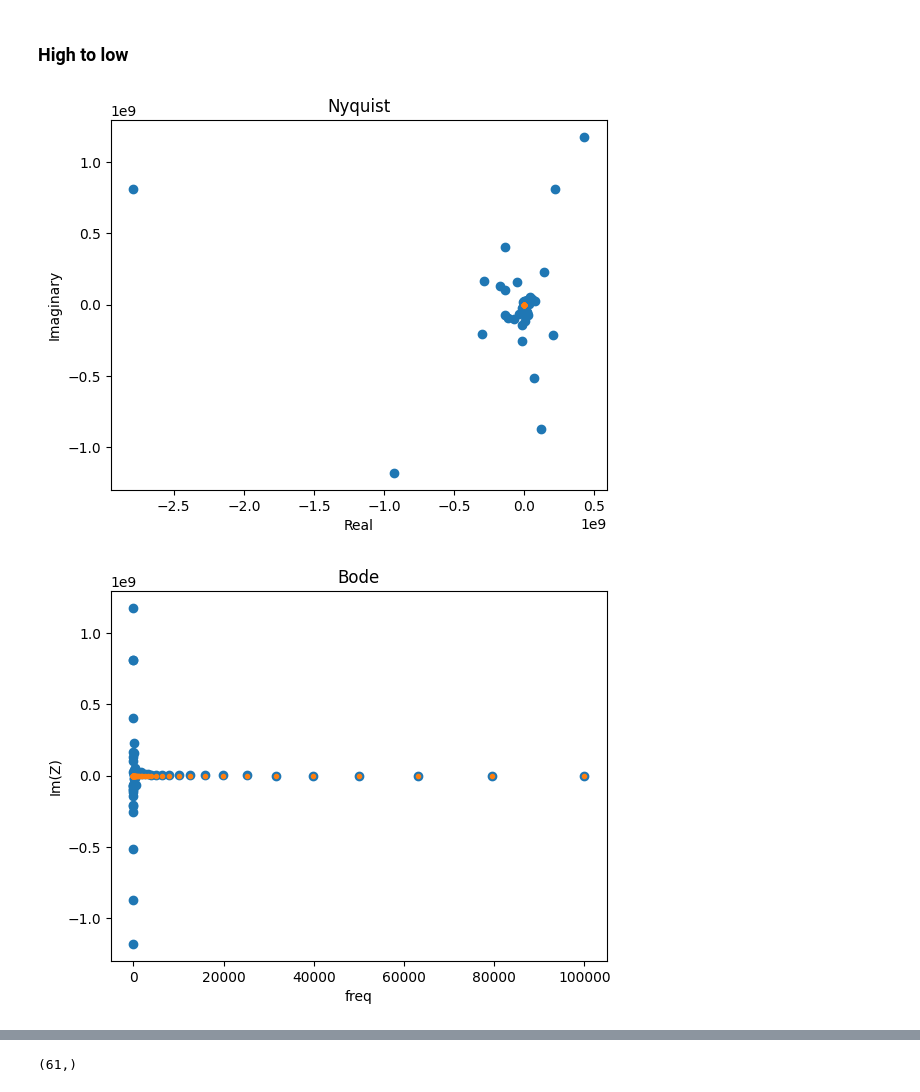
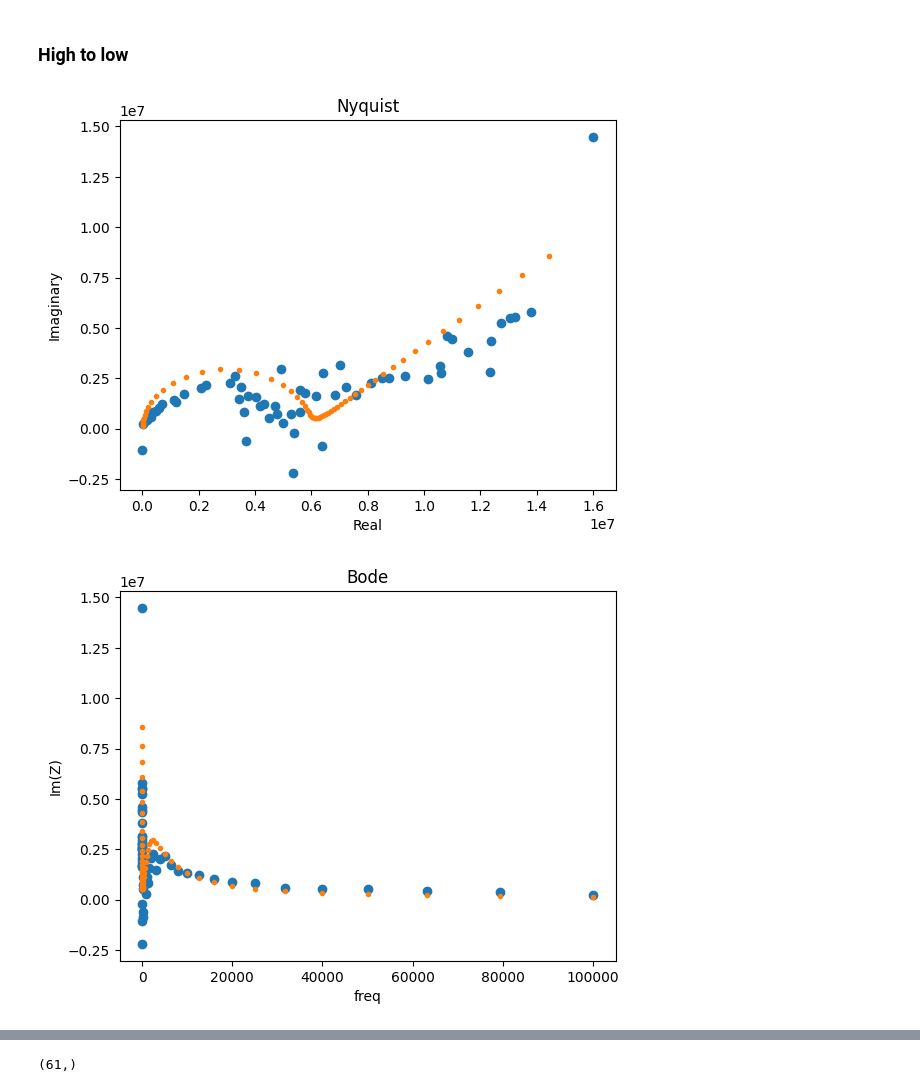
Before and after one commit to beepmo/gator, a Jupyter notebook: data/07-30/litao3_GY1_EIS.ipynb, the cells around one changed output, grey strips where cells are left out. Saved outputs shown, nothing was run; the diff lists cells and outputs as text; code cells hidden in the pictures.

```diff
--- a/data/07-30/litao3_GY1_EIS.ipynb
+++ b/data/07-30/litao3_GY1_EIS.ipynb
@@ -37,35 +39,36 @@ Updating files: 100% (124/124), done.
 # %% [markdown]
 ### High to low
 # %%
-freqs, Z = preprocessing.readZPlot('YcutLiTaO3-Dryhtol.z')
+freqs, Z = preprocessing.readZPlot('GY1_htol.z')
 
-circuit = 'R0,C0'
-init = [0, 10**-24]
+circuit = 'p(R0-W0,C0)'
+init = [10**6, 10**-4, 10**-10]
 
 circuit = CustomCircuit(circuit, initial_guess=init)
-# circuit.fit(freqs, Z)
+circuit.fit(freqs, Z)
 Z_fit = circuit.predict(freqs)
+
 
 plt.plot(Z.real, -Z.imag, 'o')
 plt.plot(Z_fit.real, -Z_fit.imag, '.')
 plt.ylabel('Imaginary')
 plt.xlabel('Real')
 plt.title('Nyquist')
 plt.show()
 
 plt.plot(freqs, -Z.imag, 'o')
 plt.plot(freqs, -Z_fit.imag, '.')
 plt.ylabel('Im(Z)')
 plt.xlabel('freq')
 plt.title('Bode')
 plt.show()
 
 plt.plot(freqs, Z.real, 'o')
 plt.plot(freqs, Z_fit.real, '.')
 plt.ylabel('Re(Z)')
 plt.xlabel('freq')
 plt.title('Bode')
 plt.show()
 # %% [output]
-[figure, old version]
+[figure, new version]
-[figure, old version]
+[figure, new version]
```
Also changed, not shown: parts of 6 cells of this notebook.
